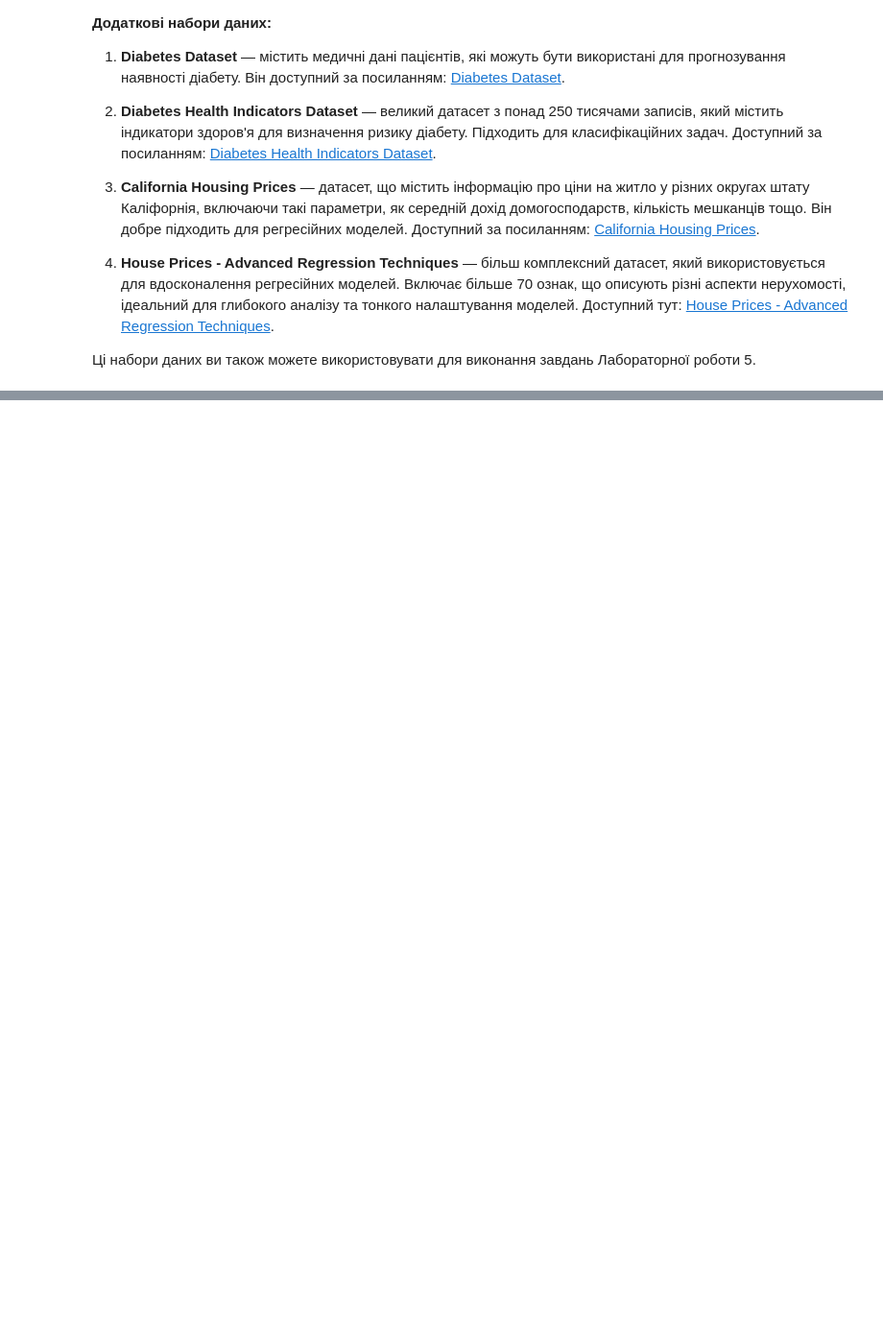
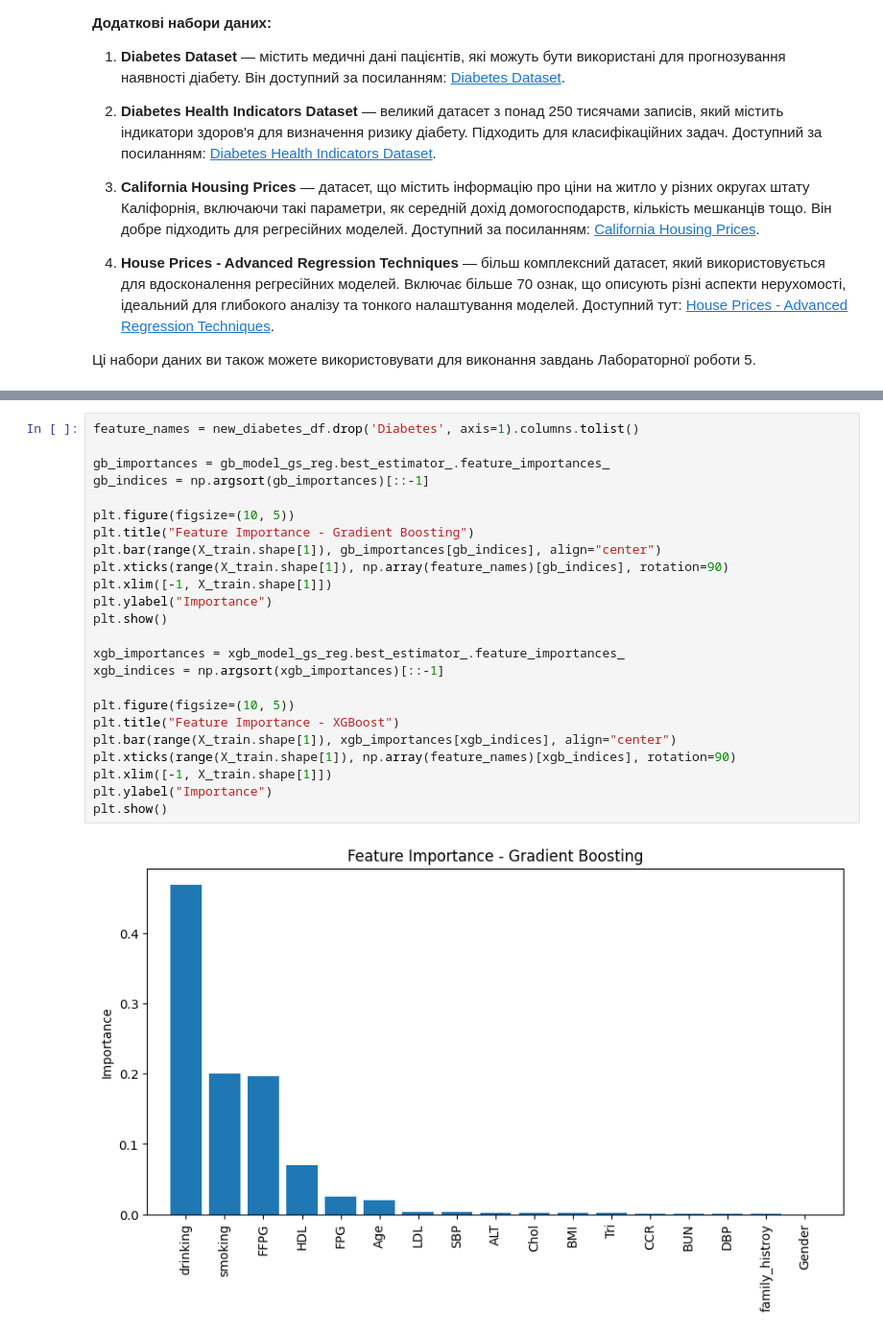
Before and after one commit to RickSanchezzz666/AD, a Jupyter notebook: Lab5/DM_practice_5.ipynb, the cells around one changed output, grey strips where cells are left out. Shown at 96% size. Cells and saved outputs as stored; diff of their text form; blank space fills up the shorter version.

```diff
--- a/Lab5/DM_practice_5.ipynb
+++ b/Lab5/DM_practice_5.ipynb
@@ -58,0 +346,26 @@
+# %%
+feature_names = new_diabetes_df.drop('Diabetes', axis=1).columns.tolist()
+
+gb_importances = gb_model_gs_reg.best_estimator_.feature_importances_
+gb_indices = np.argsort(gb_importances)[::-1]
+
+plt.figure(figsize=(10, 5))
+plt.title("Feature Importance - Gradient Boosting")
+plt.bar(range(X_train.shape[1]), gb_importances[gb_indices], align="center")
+plt.xticks(range(X_train.shape[1]), np.array(feature_names)[gb_indices], rotation=90)
+plt.xlim([-1, X_train.shape[1]])
+plt.ylabel("Importance")
+plt.show()
+
+xgb_importances = xgb_model_gs_reg.best_estimator_.feature_importances_
+xgb_indices = np.argsort(xgb_importances)[::-1]
+
+plt.figure(figsize=(10, 5))
+plt.title("Feature Importance - XGBoost")
+plt.bar(range(X_train.shape[1]), xgb_importances[xgb_indices], align="center")
+plt.xticks(range(X_train.shape[1]), np.array(feature_names)[xgb_indices], rotation=90)
+plt.xlim([-1, X_train.shape[1]])
+plt.ylabel("Importance")
+plt.show()
+# %% [output]
+[figure, added]
```
Also changed, not shown: parts of 14 cells of this notebook, 2 other files.
